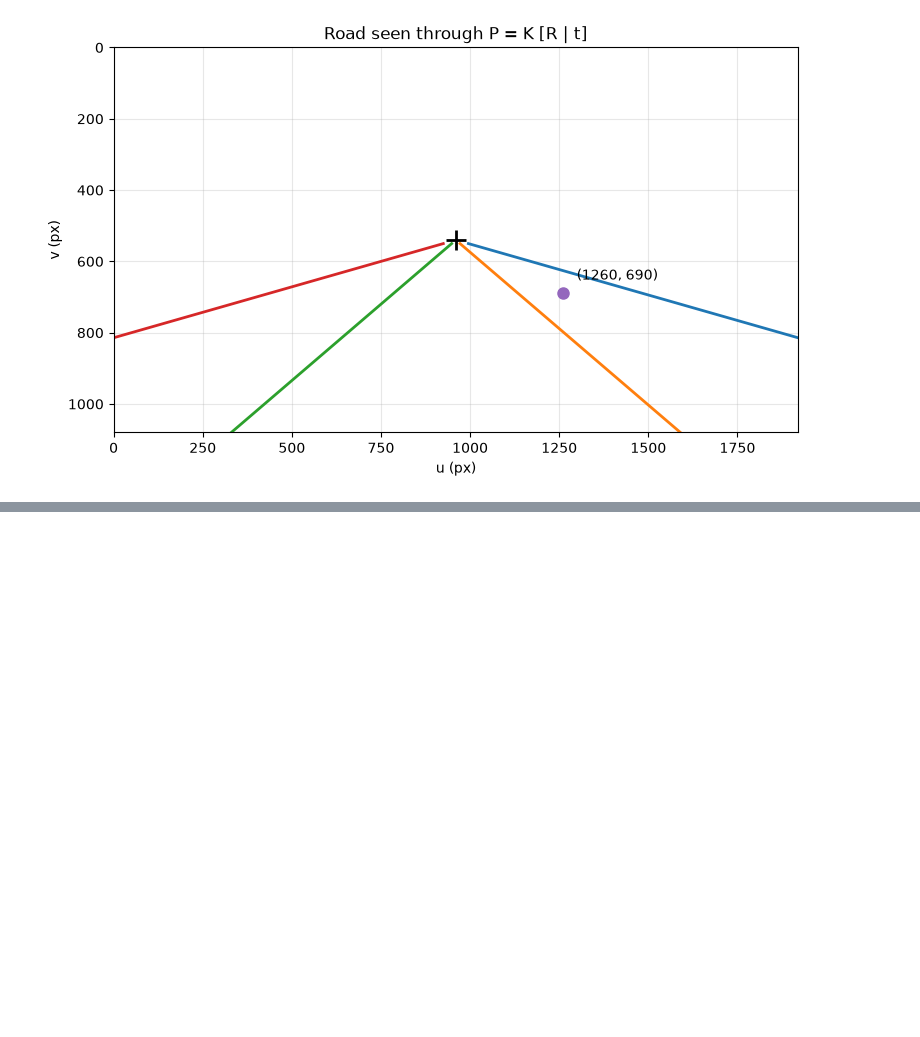
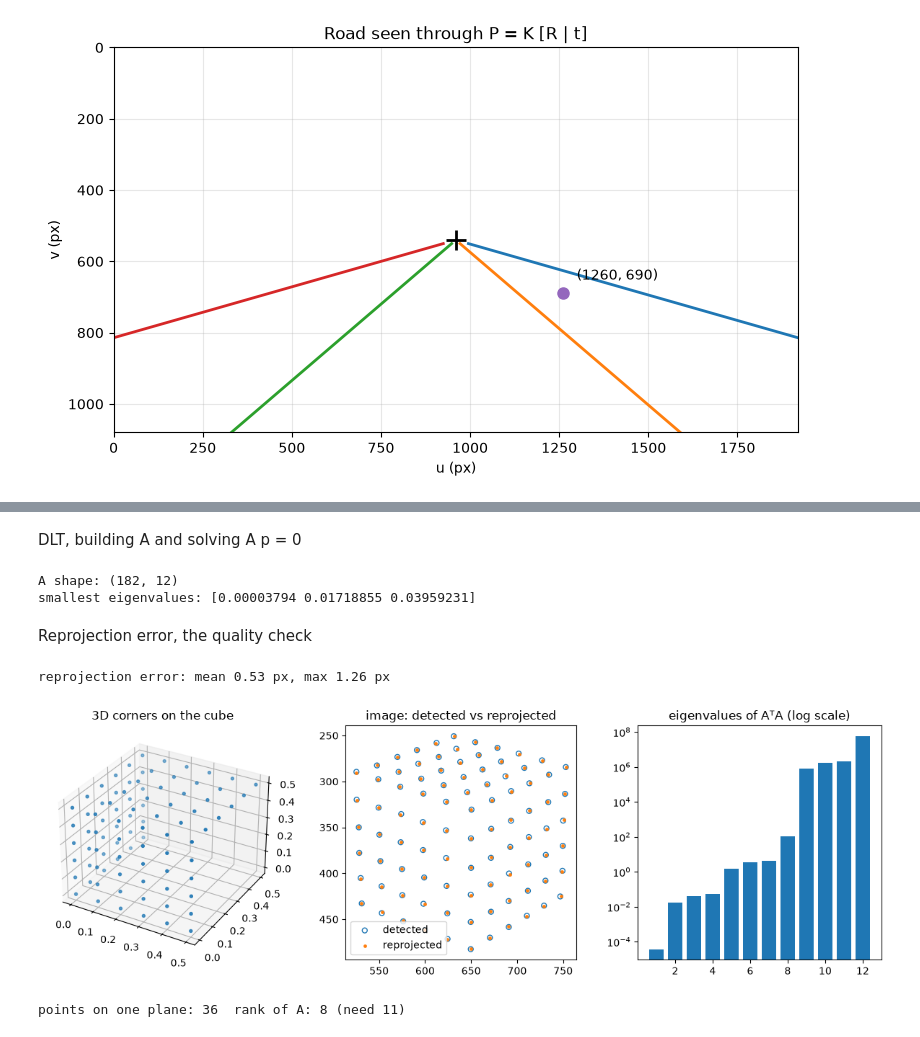
Before and after one commit to Ali-Haider-NSU/perception-geometry, a Jupyter notebook: 02_camera_calibration/calibration.ipynb, the cells around one changed output, grey strips where cells are left out. Cells and saved outputs as stored; diff of their text form; code cells hidden in the pictures; blank space fills up the shorter version.

Commit message:
Calibrating from the cube

```diff
--- a/02_camera_calibration/calibration.ipynb
+++ b/02_camera_calibration/calibration.ipynb
@@ -257,0 +307,54 @@ plt.show()
+# %% [markdown]
+DLT, building A and solving A p = 0
+# %%
+def build_A(X, uv):
+    rows = []
+    for (x, y, z), (u, v) in zip(X, uv):
+        rows.append([x, y, z, 1, 0, 0, 0, 0, -u*x, -u*y, -u*z, -u])
+        rows.append([0, 0, 0, 0, x, y, z, 1, -v*x, -v*y, -v*z, -v])
+    return np.array(rows)
+
+A = build_A(X_world, uv_detected)
+eigvals, eigvecs = np.linalg.eigh(A.T @ A)
+P_est = eigvecs[:, 0].reshape(3, 4)
+
+print("A shape:", A.shape)
+print("smallest eigenvalues:", eigvals[:3])
+# %% [output]
+A shape: (182, 12)
+smallest eigenvalues: [0.00003794 0.01718855 0.03959231]
+# %% [markdown]
+Reprojection error, the quality check
+# %%
+err = np.linalg.norm(project(P_est, X_world) - uv_detected, axis=1)
+print(f"reprojection error: mean {err.mean():.2f} px, max {err.max():.2f} px")
+# %% [output]
+reprojection error: mean 0.53 px, max 1.26 px
+# %%
+fig = plt.figure(figsize=(12, 4))
+
+ax = fig.add_subplot(1, 3, 1, projection="3d")
+ax.scatter(*X_world.T, s=8)
+ax.set_title("3D corners on the cube")
+
+ax = fig.add_subplot(1, 3, 2)
+uv_rep = project(P_est, X_world)
+ax.scatter(*uv_detected.T, s=25, facecolors="none", edgecolors="tab:blue", label="detected")
+ax.scatter(*uv_rep.T, s=6, color="tab:orange", label="reprojected")
+ax.invert_yaxis(); ax.set_aspect("equal"); ax.legend()
+ax.set_title("image: detected vs reprojected")
+
+ax = fig.add_subplot(1, 3, 3)
+ax.bar(range(1, 13), eigvals)
+ax.set_yscale("log")
+ax.set_title("eigenvalues of AᵀA (log scale)")
+plt.tight_layout(); plt.show()
+# %% [output]
+[figure, added]
+# %%
+plane = X_world[np.isclose(X_world[:, 2], 0.5)]          # only the top face
+A_plane = build_A(plane, project(P_true, plane))
+print("points on one plane:", len(plane),
+      " rank of A:", np.linalg.matrix_rank(A_plane), "(need 11)")
+# %% [output]
+points on one plane: 36  rank of A: 8 (need 11)
```
Also changed, not shown: parts of 7 cells of this notebook.
